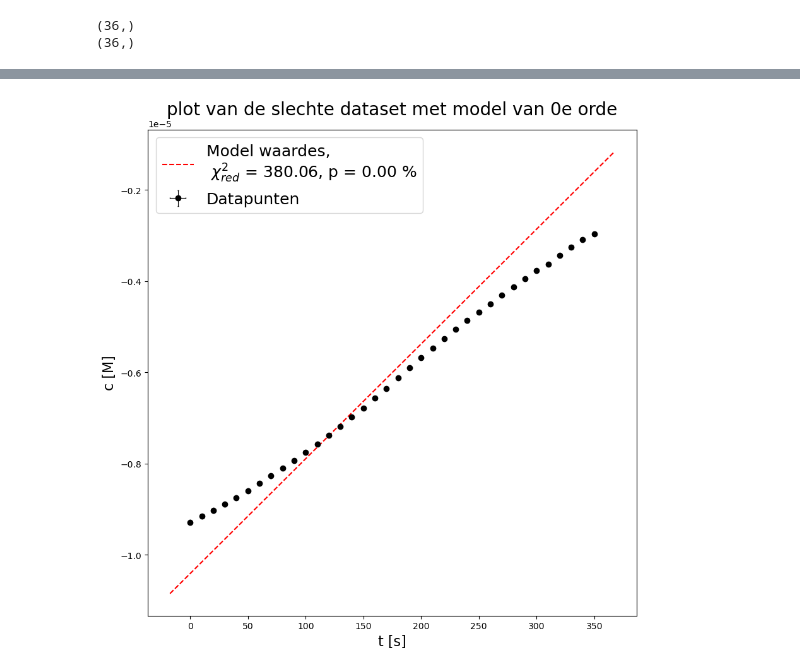
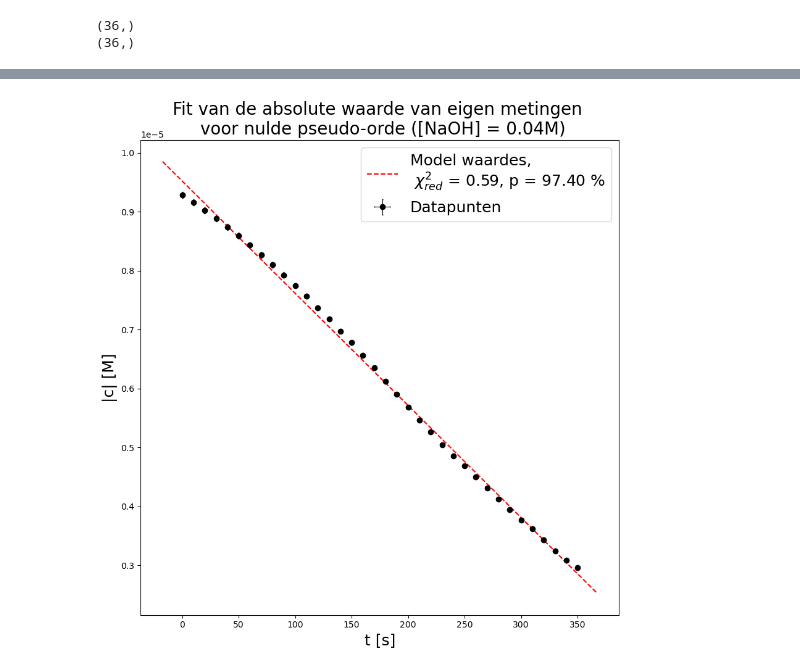
Before and after one commit to justlearning42/Experimentele_vscode, a Jupyter notebook: kinetica.ipynb, the cells around one changed output, grey strips where cells are left out. Cells and saved outputs as stored; diff of their text form; code cells hidden in the pictures.

```diff
--- a/kinetica.ipynb
+++ b/kinetica.ipynb
@@ -405,4 +430,5 @@ $21.0^{-0.026577938910996506}_{+1.1317898210130863}\cdot 10^{-9}$
 # %%
-plot_fit(tijden_set_2, concentraties_set_2, np.full(np.shape(tijden_set_2),0), fouten_set_2**2/12, 't [s]', 'c [M]', 'plot bij [NaOH] = 0.02M met model van 0e orde', snelheidsmodel_0eorde,
-          parameterwaarden, 5.57, 3.551e-12, save_name = 'dataset_2_fit_0e_orde.png',fontsize = 18, titlesize = 20, axsize = 16)
+plot_fit(tijden_set_2, concentraties_set_2, np.full(np.shape(tijden_set_2),0), fouten_set_2**2/12, 't [s]', 'c [M]',
+          'Nulde pseudo-orde model bij 0.02M', snelheidsmodel_0eorde,
+          parameterwaarden, 2.895, 8.6864e-05, save_name = 'dataset_2_fit_0e_orde.png',fontsize = 18, titlesize = 20, axsize = 18)
 # %% [output]
@@ -460,11 +492,11 @@ plot_fit(tijden_set_2, np.log(concentraties_set_2), np.full(np.shape(tijden_set_
 # %%
 # tweede set metingen 2e orde
 def initial_vals(x,y):
-    return [0.96e-5,2.1e-8]
+    return [0.96e-5,1]
 
 
 parameters = ['c_0', 'k']
-outp = fit(parameters, snelheidsmodel_2eorde, initial_vals, tijden_set_2, concentraties_set_2, fouten_set_2)
+outp = fit(parameters, snelheidsmodel_2eorde, initial_vals, tijden_set_2, concentraties_set_2, fouten_set_2, detailed_logs=True)
 parameterwaarden = [fitwaarde[0] for fitwaarde in outp]
 for met in outp:
     print(met)
@@ -562,7 +604,7 @@ absorbanties_set_1 = []
 tijd_0 = (10,56)
 tijden_set_1 = []
 for i in range(36): #alle meetpunten afgaan --let op! het is 0.06, niet 0.006!
-    adres = "C:/Users/User/Documents/Cas/Unif/2e can/experimentele/week 12 chemie I/NaOH0.006/NaOH0.006_Absorbance__"+str(i)+'__'+str(i)+'.txt'
+    adres = "NaOH0.006/NaOH0.006_Absorbance__"+str(i)+'__'+str(i)+'.txt'
     file = open(adres, 'rt')
     tekst = file.read();file.close()
     tekst = tekst.split('590,095	')
@@ -575,7 +617,7 @@ for i in range(36): #alle meetpunten afgaan --let op! het is 0.06, niet 0.006!
     tijdsverschil = (minuut-tijd_0[0])*60 + (seconde-tijd_0[1])
     tijden_set_1.append(tijdsverschil)
 
-absorbanties_set_1 = np.array(absorbanties_set_1)
+absorbanties_set_1 = abs(np.array(absorbanties_set_1))
 tijden_set_1 = np.array(tijden_set_1)
 print(np.shape(absorbanties_set_1))
 print(np.shape(tijden_set_1))
@@ -598,7 +640,7 @@ def initial_vals(x,y):
 #help(plot_fit(x_val, y_val, x_variance, y_variance, x_as_titel, y_as_titel, titel, model, parameter_vals, chi_2, p, save_name = None, size = None, savefig = False,fontsize = 5, titlesize = None, axsize = None):)
 
 parameters = ['c_0', 'k']
-outp = fit(parameters, snelheidsmodel_0eorde, initial_vals, tijden_set_1, concentraties_set_1, fouten_set_1)
+outp = fit(parameters, snelheidsmodel_0eorde, initial_vals, tijden_set_1, concentraties_set_1, fouten_set_1, detailed_logs=True)
 print(outp)
 for met in outp:
     print('\n')
@@ -625,7 +675,8 @@ $-2.5^{-6.581698524444118e-05}_{+1.484189754115488}\cdot 10^{-8}$
 # %%
 #plotten jeej
-plot_fit(tijden_set_1, concentraties_set_1, np.full(np.shape(tijden_set_1),0), fouten_set_1**2/12, 't [s]', 'c [M]', 'plot van de slechte dataset met model van 0e orde',snelheidsmodel_0eorde(x,params),
-          parameterwaarden, 380.06, 4.7e-28, save_name = 'dataset_kaka_fit_0e_orde.png',fontsize = 18, titlesize = 20, axsize = 16)
+plot_fit(tijden_set_1, concentraties_set_1, np.full(np.shape(tijden_set_1),0), fouten_set_1**2/12, 't [s]', '|c| [M]',
+          'Fit van de absolute waarde van eigen metingen \n voor nulde pseudo-orde ([NaOH] = 0.04M)',snelheidsmodel_0eorde,
+          parameterwaarden, 0.58527, 0.97403, save_name = 'dataset_kaka_fit_0e_orde.png',fontsize = 18, titlesize = 20, axsize = 18)
 # %% [output]
-[figure, old version]
+[figure, new version]
 # %%
```
Also changed, not shown: parts of 23 cells of this notebook, 3 other files.
